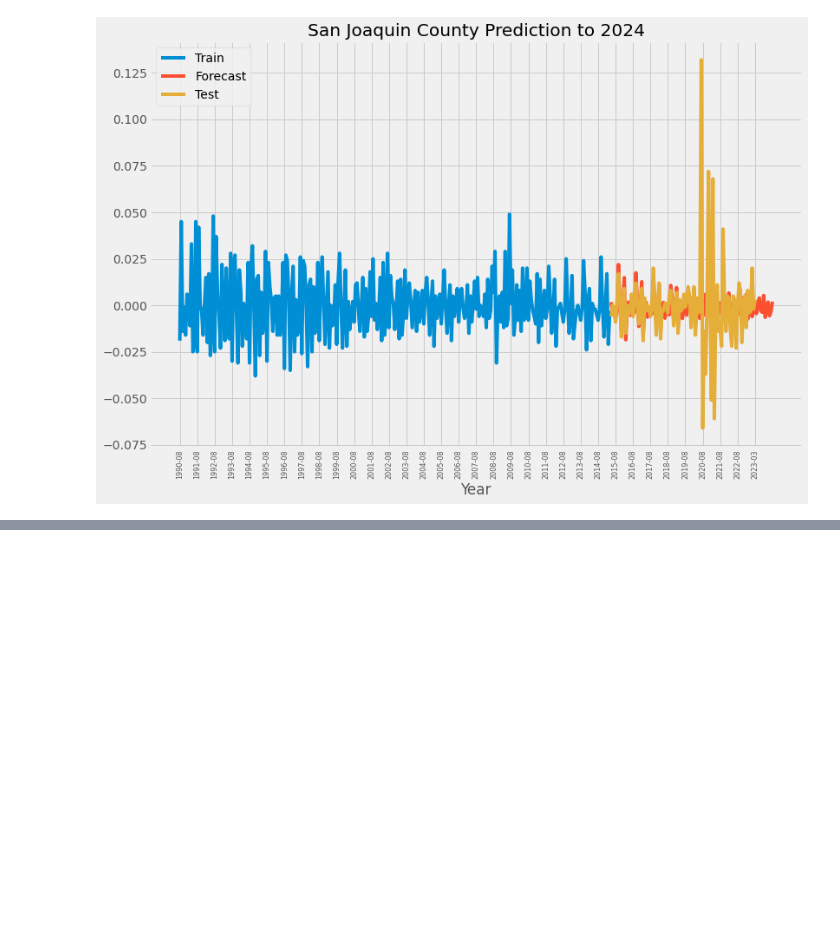
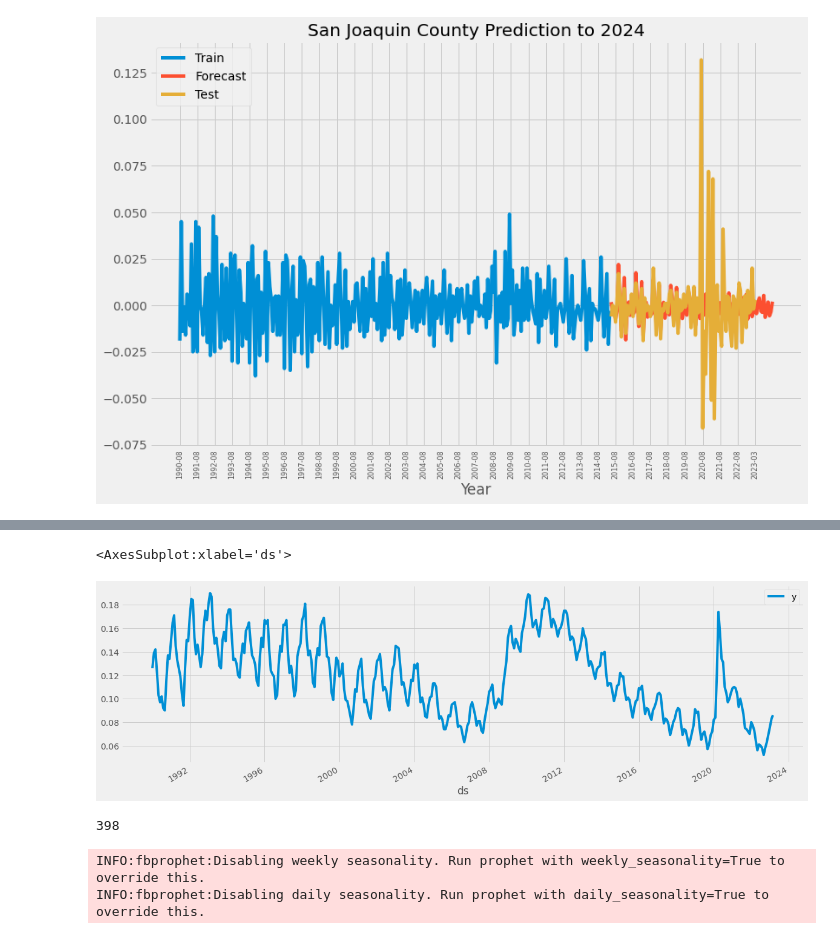
Before and after one commit to joshstruggles/Local-Area-Unemployment-Statistics-California, a Jupyter notebook: time_series_analysis.ipynb, the cells around one changed output, grey strips where cells are left out. Saved outputs shown, nothing was run; the diff lists cells and outputs as text; code cells hidden in the pictures; blank space fills up the shorter version.

Commit message:
added fbprophet model

```diff
--- a/time_series_analysis.ipynb
+++ b/time_series_analysis.ipynb
@@ -1218,0 +1221,5 @@ STOP
+# %%
+Fresno = Fresno.reset_index()
+# %%
+Fresno = Fresno.drop(['Area Name', 'Labor Force', 'Employment',
+             'Unemployment'], axis =1)
@@ -1218,0 +1237,5 @@ STOP
+# %%
+Fresno.columns = ['ds', 'y']
+# %%
+Fresno['ds'] = pd.to_datetime(Fresno['ds'])
+Fresno.tail()
@@ -1218,0 +1249,9 @@ STOP
+# %%
+Fresno.plot(x='ds', y='y', figsize = (18,6))
+# %% [output]
+<AxesSubplot:xlabel='ds'>
+[figure, added]
+# %%
+len(Fresno)
+# %% [output]
+398
@@ -1218,0 +1264,8 @@ STOP
+# %%
+m = Prophet()
+m.fit(train)
+future = m.make_future_dataframe(periods = 100, freq = 'M')
+forecast = m.predict(future)
+# %% [output]
+INFO:fbprophet:Disabling weekly seasonality. Run prophet with weekly_seasonality=True to override this.
+INFO:fbprophet:Disabling daily seasonality. Run prophet with daily_seasonality=True to override this.
```
Also changed, not shown: parts of 24 cells of this notebook.
